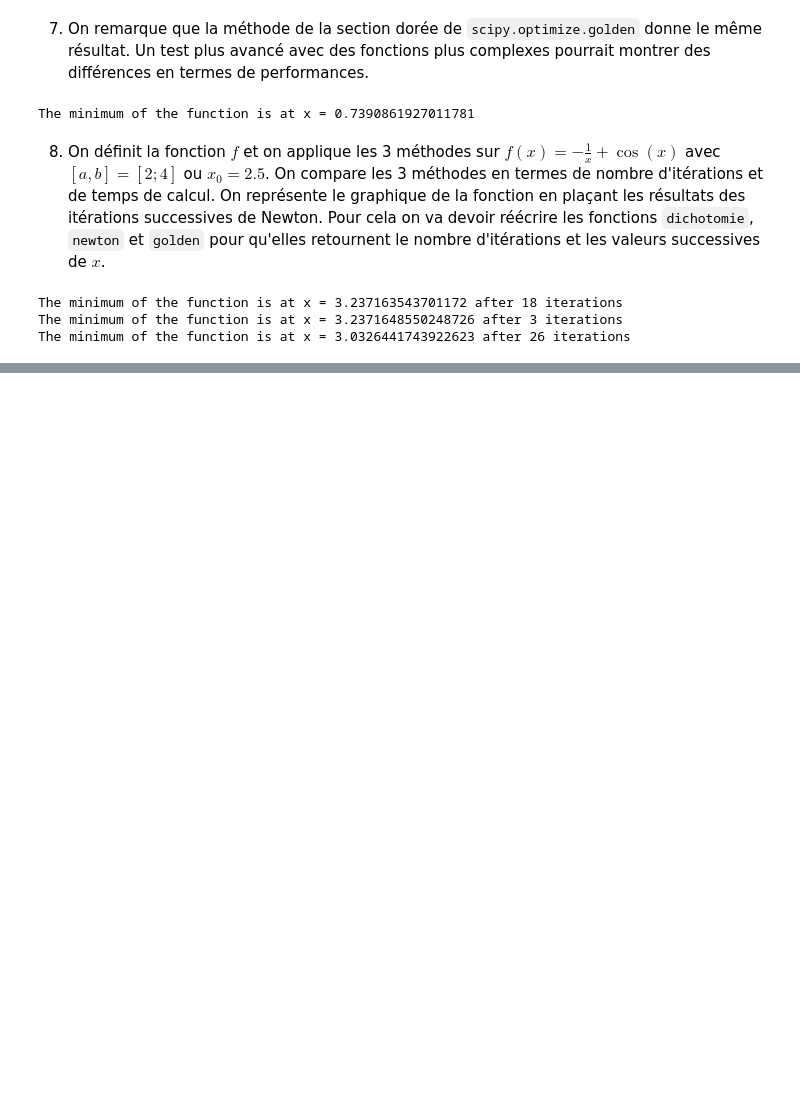
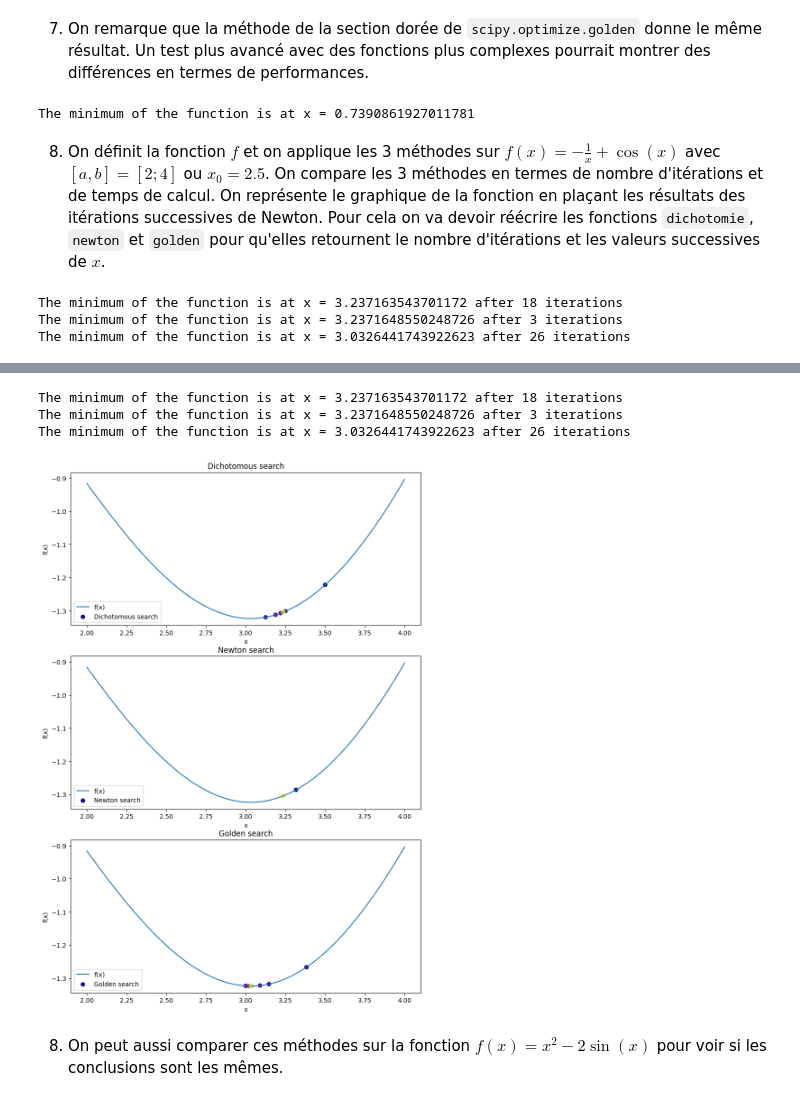
Before and after one commit to Ivan23BG/L3_maths, a Jupyter notebook: active_semester/src/HAX606X_Optimisation_Convexe/tps/tp_1.ipynb, the cells around one changed output, grey strips where cells are left out. Drawn from its saved outputs; the diff is of its cells as text; code cells hidden in the pictures; blank space fills up the shorter version.

```diff
--- a/active_semester/src/HAX606X_Optimisation_Convexe/tps/tp_1.ipynb
+++ b/active_semester/src/HAX606X_Optimisation_Convexe/tps/tp_1.ipynb
@@ -221,0 +264,54 @@ The minimum of the function is at x = 3.0326441743922623 after 26 iterations
+# %%
+# Apply the search algorithms to the function
+x_min_dicho = dichotomie(df, a, b, epsilon)
+print('The minimum of the function is at x =', x_min_dicho[-1], 'after', len(x_min_dicho), 'iterations')
+
+x_min_newt = newton(df, df2, x0, epsilon)
+print('The minimum of the function is at x =', x_min_newt[-1], 'after', len(x_min_newt), 'iterations')
+
+x_min_gold = golden(f, a, b, epsilon)
+print('The minimum of the function is at x =', x_min_gold[-1], 'after', len(x_min_gold), 'iterations')
+# %% [output]
+The minimum of the function is at x = 3.237163543701172 after 18 iterations
+The minimum of the function is at x = 3.2371648550248726 after 3 iterations
+The minimum of the function is at x = 3.0326441743922623 after 26 iterations
+# %%
+# Graph the function and the search algorithms
+x = np.linspace(a, b, 100)
+y = f(x)
+
+fig, ax = plt.subplots(3, 1, figsize=(10, 15))
+
+# Dichotomous search
+ax[0].plot(x, y, label='f(x)')
+ax[0].scatter(x_min_dicho, [f(x) for x in x_min_dicho], c=range(len(x_min_dicho)), cmap='plasma', label='Dichotomous search')
+ax[0].set_title('Dichotomous search')
+ax[0].set_xlabel('x')
+ax[0].set_ylabel('f(x)')
+ax[0].legend()
+
+# Newton search
+ax[1].plot(x, y, label='f(x)')
+ax[1].scatter(x_min_newt, [f(x) for x in x_min_newt], c=range(len(x_min_newt)), cmap='plasma', label='Newton search')
+ax[1].set_title('Newton search')
+ax[1].set_xlabel('x')
+ax[1].set_ylabel('f(x)')
+ax[1].legend()
+
+# Golden search
+ax[2].plot(x, y, label='f(x)')
+ax[2].scatter(x_min_gold, [f(x) for x in x_min_gold], c=range(len(x_min_gold)), cmap='plasma', label='Golden search')
+ax[2].set_title('Golden search')
+ax[2].set_xlabel('x')
+ax[2].set_ylabel('f(x)')
+ax[2].legend()
+
+# Save the plot with high resolution
+plt.savefig('search_algorithms.png', dpi=300)
+
+# Display the plot
+plt.show()
+# %% [output]
+[figure, added]
+# %% [markdown]
+8. On peut aussi comparer ces méthodes sur la fonction $f(x) = x^2 - 2 \sin(x)$ pour voir si les conclusions sont les mêmes.
```
Also changed, not shown: parts of 7 cells of this notebook, 5 other files.
